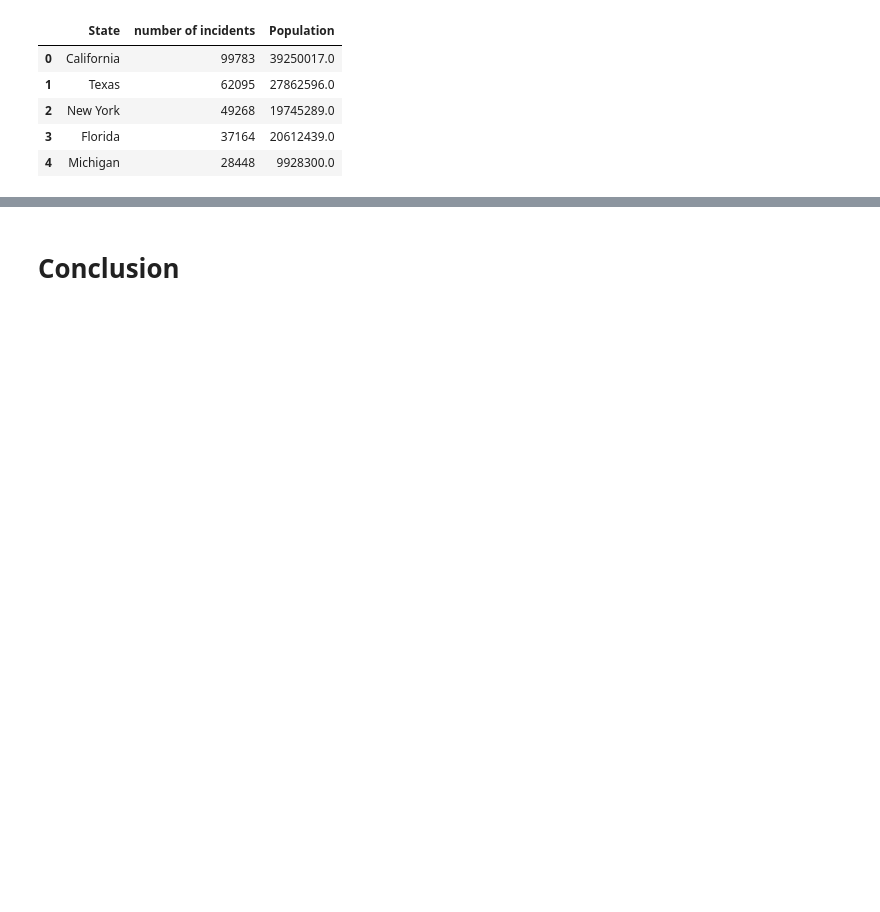
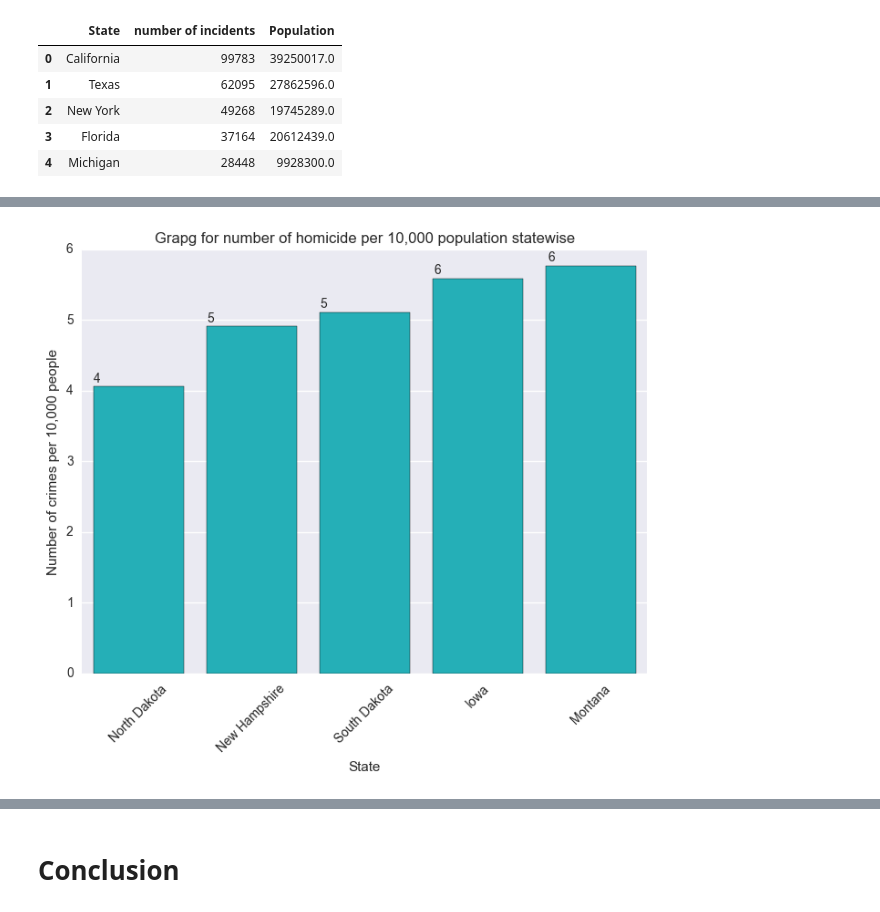
Before and after one commit to priyalchaudhari/Final_Priyal_chaudhari_homicide_analysis, a Jupyter notebook: Final/Analysis_3.ipynb, the cells around one changed output, grey strips where cells are left out. Cells and saved outputs as stored; diff of their text form; code cells hidden in the pictures; blank space fills up the shorter version.

```diff
--- a/Final/Analysis_3.ipynb
+++ b/Final/Analysis_3.ipynb
@@ -94,0 +124,4 @@ final_df.head(5)
+# %%
+new_Final_df = final_df.copy(deep=True)
+new_Final_df= new_Final_df.sort(['murder crimes per 10,000'], ascending=[1])
+new_Final_df.head()
@@ -94,0 +135,16 @@ final_df.head(5)
+# %%
+a4_dims = (8, 6)
+fig1, ax1 = plt.subplots(figsize=a4_dims)
+ax1 = sns.barplot(x="State", y="murder crimes per 10,000", data=new_Final_df.head(5),color="#0DC5CF")
+ax1.set_xticklabels(new_Final_df["State"], rotation=45)
+ax1.set_ylabel('Number of crimes per 10,000 people')
+ax1.set_xlabel('State')
+ax1.set_title('Grapg for number of homicide per 10,000 population statewise')
+
+for ax in fig1.axes:
+    for p in ax.patches:
+        ax.annotate(str(round(p.get_height())), (p.get_x() * 1.005, p.get_height() * 1.005), ha='left', va='bottom')
+
+plt.savefig('Output_Files\\Analysis 3\\png\\result_safe.png', bbox_inches='tight')
+# %% [output]
+[figure, added]
```
Also changed, not shown: parts of 16 cells of this notebook, 31 other files.
